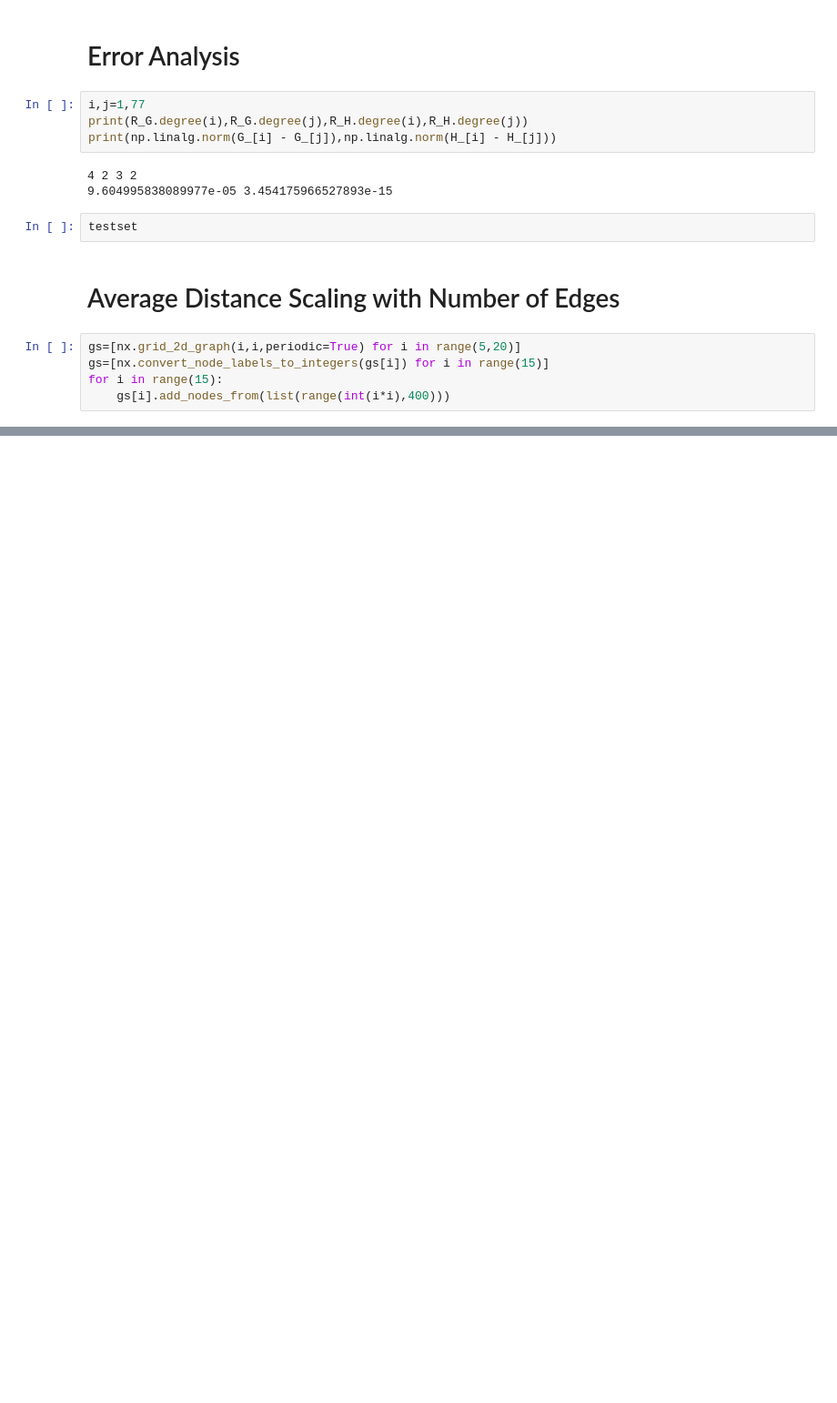
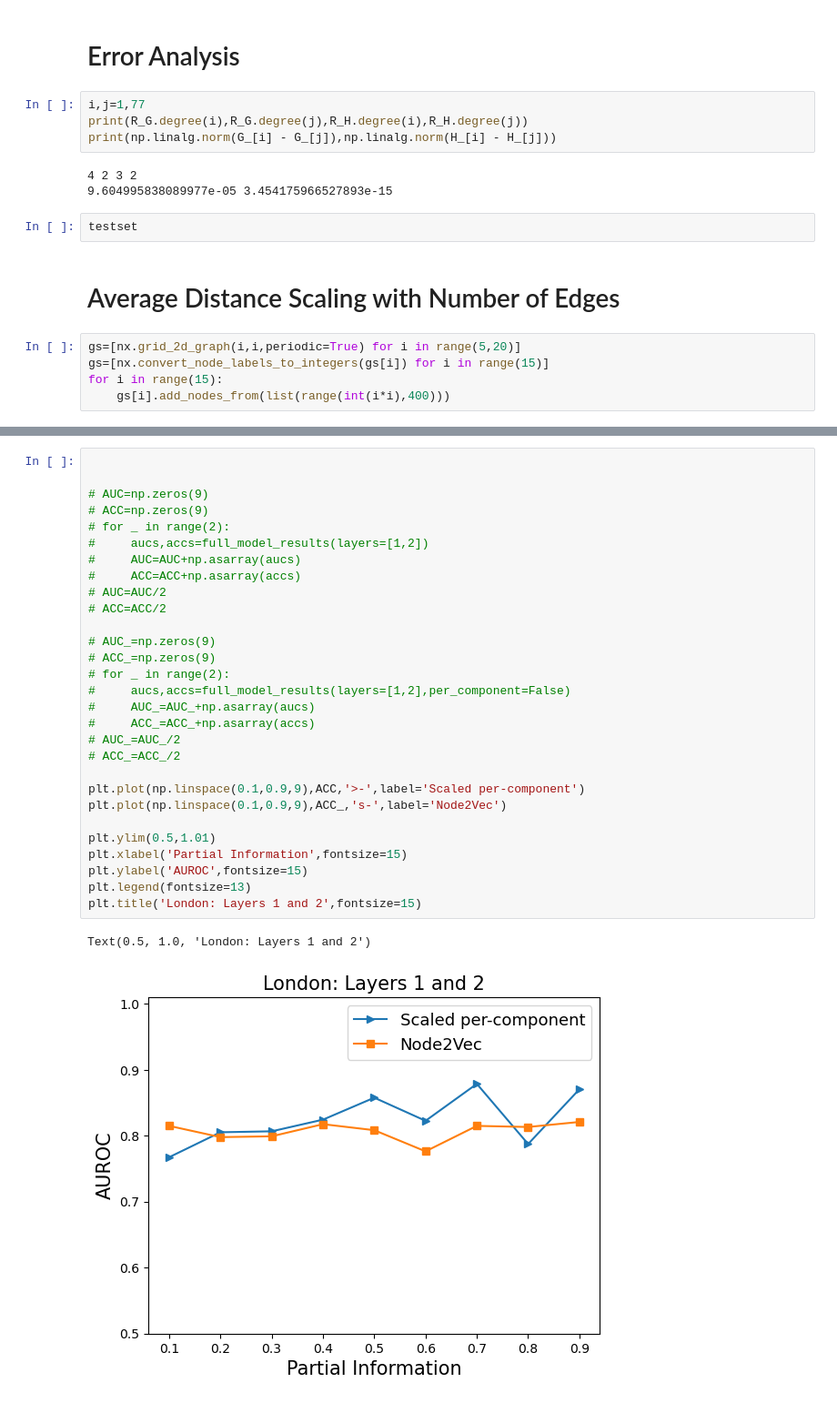
Before and after one commit to kaiser-dan/proj_naive-embedded-reconstruction, a Jupyter notebook: notebooks/ex/SP_n2v_Exp1.ipynb, the cells around one changed output, grey strips where cells are left out. Shown at 91% size. Cells and saved outputs as stored; diff of their text form; blank space fills up the shorter version.

```diff
--- a/notebooks/ex/SP_n2v_Exp1.ipynb
+++ b/notebooks/ex/SP_n2v_Exp1.ipynb
@@ -483,0 +639,32 @@ plt.yticks(fontsize=13)
+# %%
+
+
+# AUC=np.zeros(9)
+# ACC=np.zeros(9)
+# for _ in range(2):
+#     aucs,accs=full_model_results(layers=[1,2])
+#     AUC=AUC+np.asarray(aucs)
+#     ACC=ACC+np.asarray(accs)
+# AUC=AUC/2
+# ACC=ACC/2
+
+# AUC_=np.zeros(9)
+# ACC_=np.zeros(9)
+# for _ in range(2):
+#     aucs,accs=full_model_results(layers=[1,2],per_component=False)
+#     AUC_=AUC_+np.asarray(aucs)
+#     ACC_=ACC_+np.asarray(accs)
+# AUC_=AUC_/2
+# ACC_=ACC_/2
+
+plt.plot(np.linspace(0.1,0.9,9),ACC,'>-',label='Scaled per-component')
+plt.plot(np.linspace(0.1,0.9,9),ACC_,'s-',label='Node2Vec')
+
+plt.ylim(0.5,1.01)
+plt.xlabel('Partial Information',fontsize=15)
+plt.ylabel('AUROC',fontsize=15)
+plt.legend(fontsize=13)
+plt.title('London: Layers 1 and 2',fontsize=15)
+# %% [output]
+Text(0.5, 1.0, 'London: Layers 1 and 2')
+[figure, added]
```
Also changed, not shown: parts of 21 cells of this notebook.
